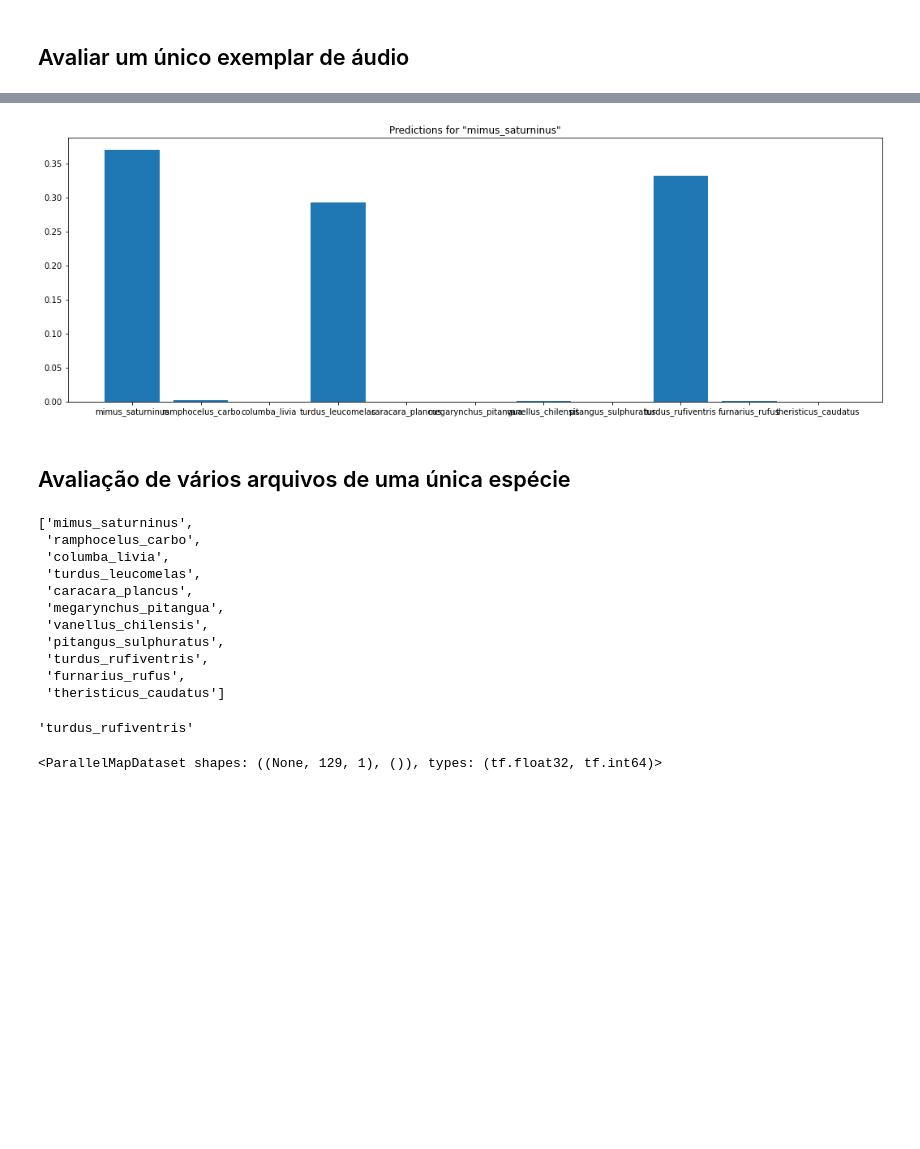
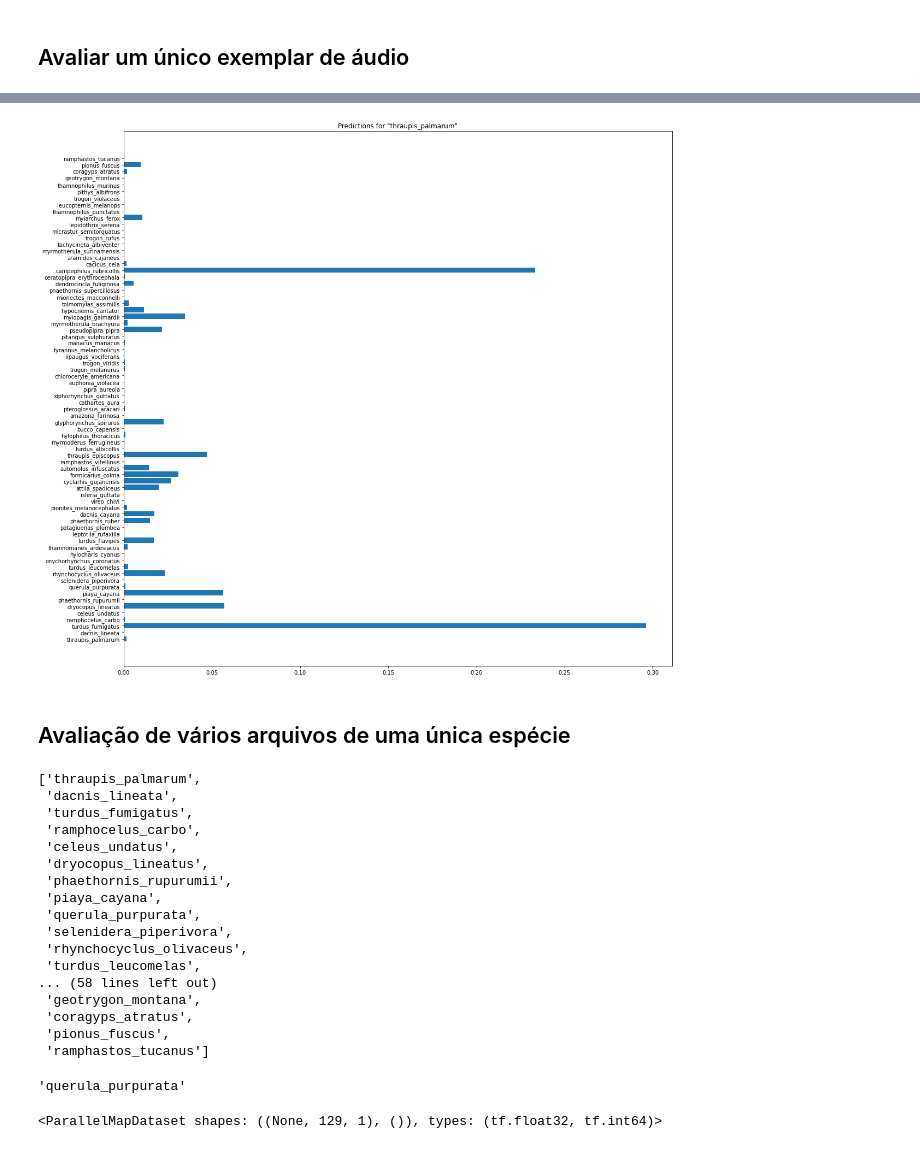
Before and after one commit to hjort/bird-reco, a Jupyter notebook: 31-modelo-preditivo-tensorflow.ipynb, the cells around one changed output, grey strips where cells are left out. Cells and saved outputs as stored; diff of their text form; code cells hidden in the pictures; blank space fills up the shorter version.

```diff
--- a/31-modelo-preditivo-tensorflow.ipynb
+++ b/31-modelo-preditivo-tensorflow.ipynb
@@ -28,7 +28,7 @@ tf.random.set_seed(SEED)
 np.random.seed(SEED)
 # %%
 # diretório de entrada
-DIR_ENTRADA = 'wavbal5'
+DIR_ENTRADA = 'wavbal5f'
 
 # duração de cada trecho de áudio
 DURACAO_TRECHO = 5 # segundos
@@ -391,7 +408,8 @@ history = model.fit(
 
 sample_dir = 'eval/wav/'
 #sample_file = sample_dir + 'theristicus_caudatus/357716-2.wav'
-sample_file = sample_dir + 'cafeso/CAFESO_0227-tratado-8.wav'
+#sample_file = sample_dir + 'cafeso/CAFESO_0227-tratado-8.wav'
+sample_file = sample_dir + 'cafeso/CAFESO_0227-tratado-13.wav'
 #sample_file = sample_dir + 'theristicus_caudatus/XC288519-PESC1_7_Tcaud-3.wav'
 # %%
 waveform, label = get_waveform_and_label(sample_file)
@@ -404,35 +422,41 @@ tf.Tensor(b'cafeso', shape=(), dtype=string)
 # %%
 sample_ds = preprocess_dataset([str(sample_file)])
 
 for spectrogram, label in sample_ds.batch(1):
     prediction = model(spectrogram)
-    plt.figure(figsize=(18, 6))
-    plt.bar(especies, tf.nn.softmax(prediction[0]))
+    plt.figure(figsize=(18, 18))
+    plt.barh(especies, tf.nn.softmax(prediction[0]))
     plt.title(f'Predictions for "{especies[label[0]]}"')
     plt.show()
 # %% [output]
-[figure, old version]
+[figure, new version]
 # %% [markdown]
 ## Avaliação de vários arquivos de uma única espécie
 # %%
 especies.tolist()
 # %% [output]
-['mimus_saturninus',
+['thraupis_palmarum',
+ 'dacnis_lineata',
+ 'turdus_fumigatus',
  'ramphocelus_carbo',
- 'columba_livia',
+ 'celeus_undatus',
+ 'dryocopus_lineatus',
+ 'phaethornis_rupurumii',
+ 'piaya_cayana',
+ 'querula_purpurata',
+ 'selenidera_piperivora',
+ 'rhynchocyclus_olivaceus',
  'turdus_leucomelas',
- 'caracara_plancus',
- 'megarynchus_pitangua',
- 'vanellus_chilensis',
- 'pitangus_sulphuratus',
- 'turdus_rufiventris',
- 'furnarius_rufus',
- 'theristicus_caudatus']
+... (58 lines left out)
+ 'geotrygon_montana',
+ 'coragyps_atratus',
+ 'pionus_fuscus',
+ 'ramphastos_tucanus']
 # %%
 eval_specie = especies[8]
 eval_specie
 # %% [output]
-'turdus_rufiventris'
+'querula_purpurata'
 # %%
 #eval_dir = pathlib.Path('wav/' + eval_specie)
 eval_dir = pathlib.Path('eval/wav/cafeso')
```
Also changed, not shown: parts of 13 cells of this notebook.
